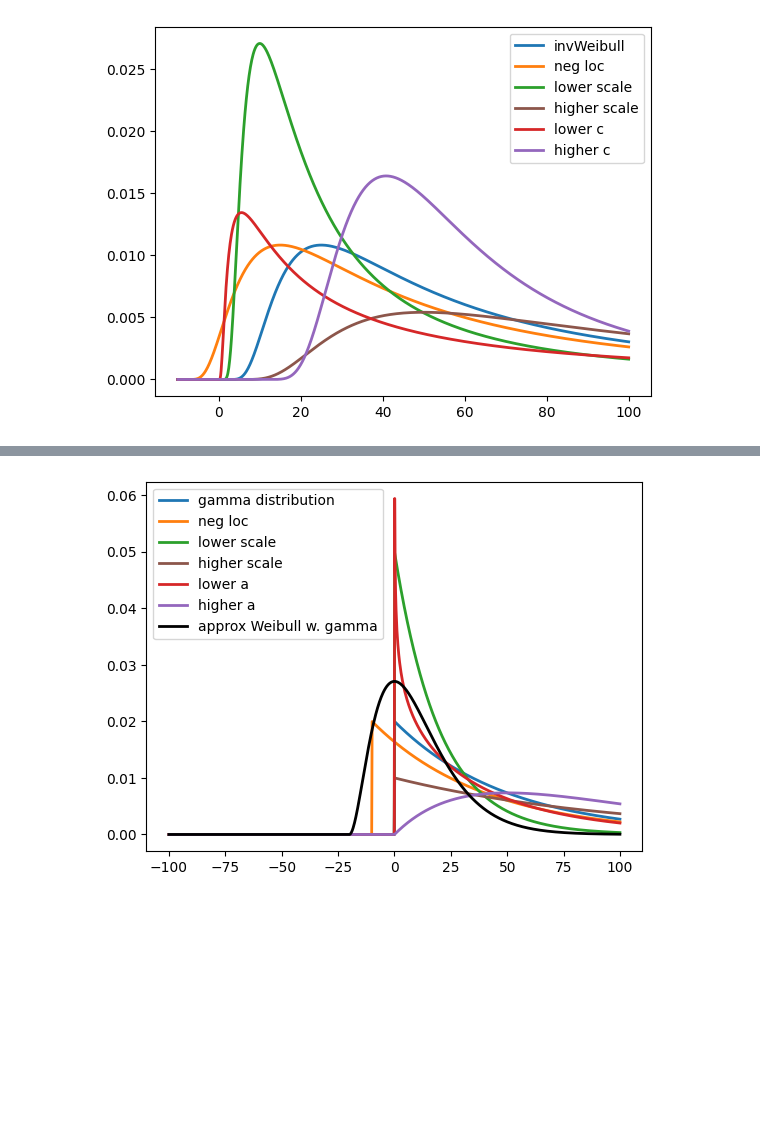
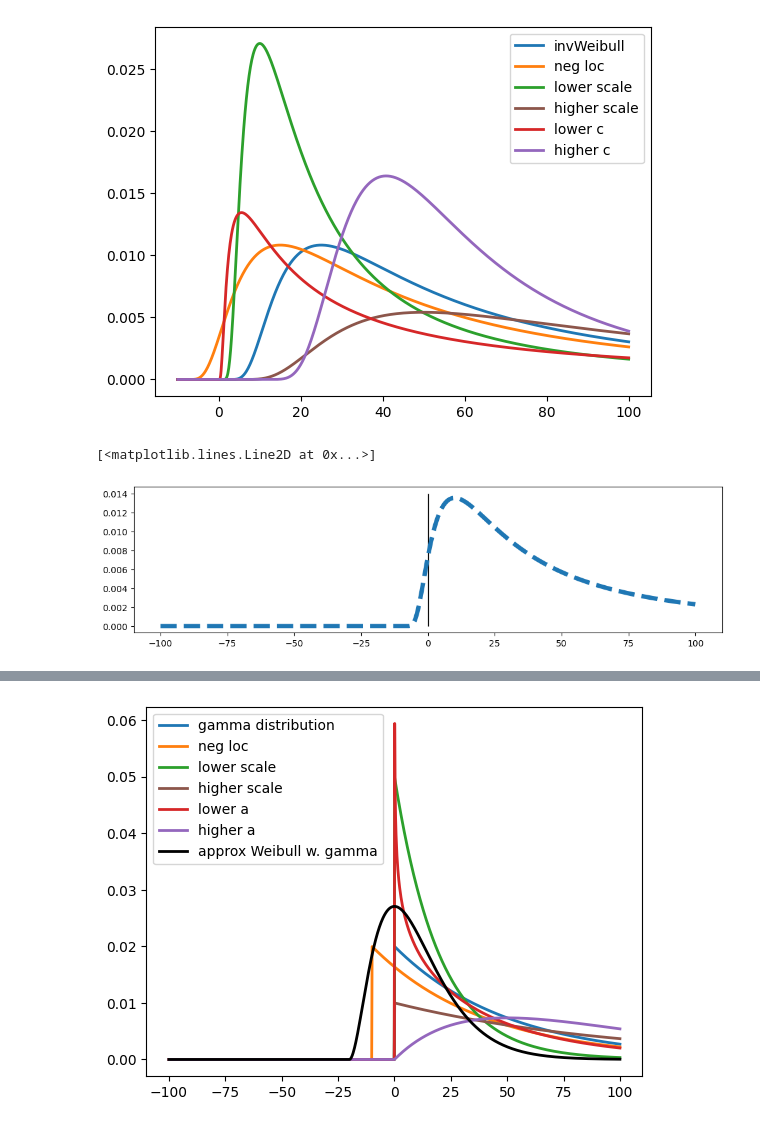
Before and after one commit to OWI-Lab/filter_tc, a Jupyter notebook: notebooks/distributions/scipy_distributions.ipynb, the cells around one changed output, grey strips where cells are left out. Saved outputs shown, nothing was run; the diff lists cells and outputs as text; code cells hidden in the pictures; blank space fills up the shorter version.

```diff
--- a/notebooks/distributions/scipy_distributions.ipynb
+++ b/notebooks/distributions/scipy_distributions.ipynb
@@ -58,3 +58,16 @@ plt.show()
 plt.close()
 # %% [output]
 [figure]
+# %%
+x = np.linspace(-100, 100, 1000)
+
+dist = stats.invweibull(
+    1,
+    loc=-10,
+    scale=40)
+plt.figure(figsize=(12, 3))
+plt.vlines(0, 0, 0.014, color='k', lw=1)
+plt.plot(x, dist.pdf(x), lw=5, c='tab:blue', label='invWeibull', linestyle='--')
+# %% [output]
+[<matplotlib.lines.Line2D at 0x...>]
+[figure, added]
```
Also changed, not shown: parts of 2 cells of this notebook, 4 other files.
